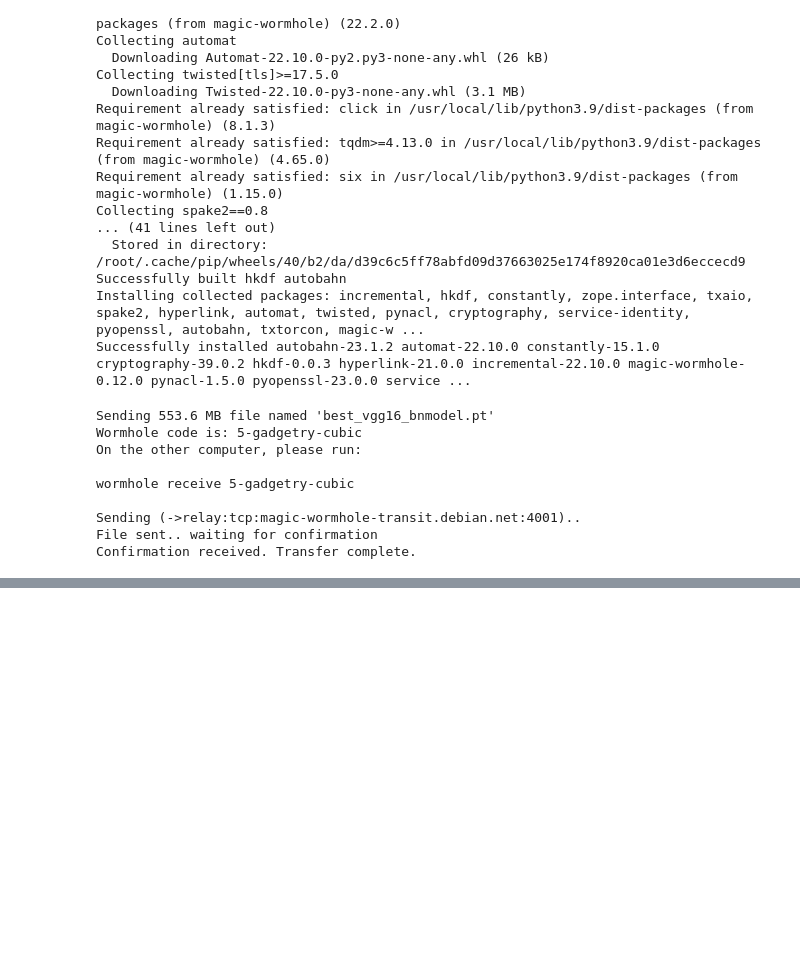
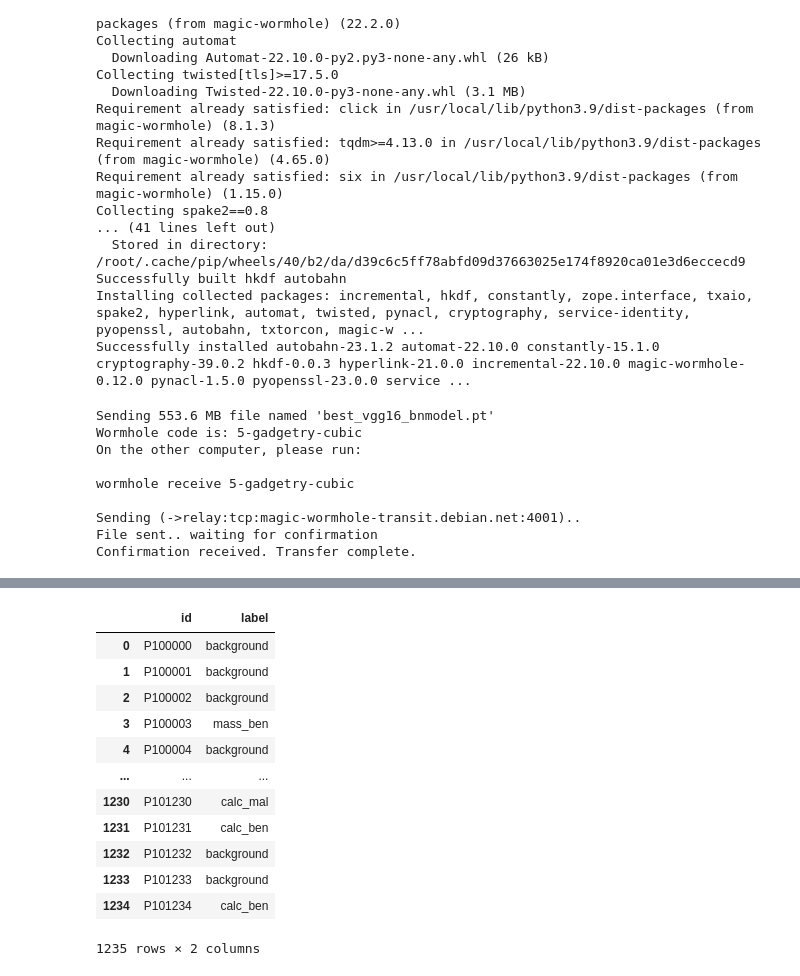
Before and after one commit to chrisporras/graddiss, a Jupyter notebook: Audrey_Copy_of_GradientDissentersHackathon2023.ipynb, the cells around one changed output, grey strips where cells are left out. Drawn from its saved outputs; the diff is of its cells as text; code cells hidden in the pictures; blank space fills up the shorter version.

```diff
--- a/Audrey_Copy_of_GradientDissentersHackathon2023.ipynb
+++ b/Audrey_Copy_of_GradientDissentersHackathon2023.ipynb
@@ -1208,0 +1441,7 @@ Total run time: 422.5944983959198 seconds
+# %%
+model = models.vgg16_bn(weights="DEFAULT")
+num_ftrs = model.classifier[6].in_features # the 6 gets me to the linear layer of VGG
+model.fc = nn.Linear(num_ftrs, 5)
+
+model.load_state_dict(torch.load('/content/drive/MyDrive/ML for BDS/Hackathon - graddiss/best_vgg16_bnmodel_Adam_balanced.pt'))
+model.eval()
@@ -1208,0 +1466,46 @@ Total run time: 422.5944983959198 seconds
+# %%
+def model_test(model):
+  results = {}
+
+  model.to(device)
+  with torch.no_grad():
+    for i, (inputs, labels) in enumerate(dataloaders['test']):
+      inputs = inputs.to(device)
+      # labels = labels.to(device)
+      # print(len(labels))
+
+      outputs = model(inputs)
+      _, preds = torch.max(outputs, 1)
+
+      # print(preds)
+      preds_list = [num_labels[x.item()] for x in preds]
+      # print(len(preds_list))
+
+      for i in range(len(labels)):
+        results[labels[i]] = preds_list[i]
+
+  return results
+
+      # num_labels[x.item()]
+# %%
+results = model_test(model)
+# %%
+submission_df = pd.DataFrame.from_dict(results, orient="index",
+                                       columns=["label"])
+submission_df = submission_df.reset_index()
+submission_df = submission_df.rename({"index":"id"}, axis="columns")
+submission_df
+# %% [output]
+|  | id | label |
+| 0 | P100000 | background |
+| 1 | P100001 | background |
+| 2 | P100002 | background |
+| 3 | P100003 | mass_ben |
+| 4 | P100004 | background |
+| ... | ... | ... |
+| 1230 | P101230 | calc_mal |
+| 1231 | P101231 | calc_ben |
+| 1232 | P101232 | background |
+| 1233 | P101233 | background |
+| 1234 | P101234 | calc_ben |
+1235 rows × 2 columns
```
Also changed, not shown: parts of 46 cells of this notebook.
